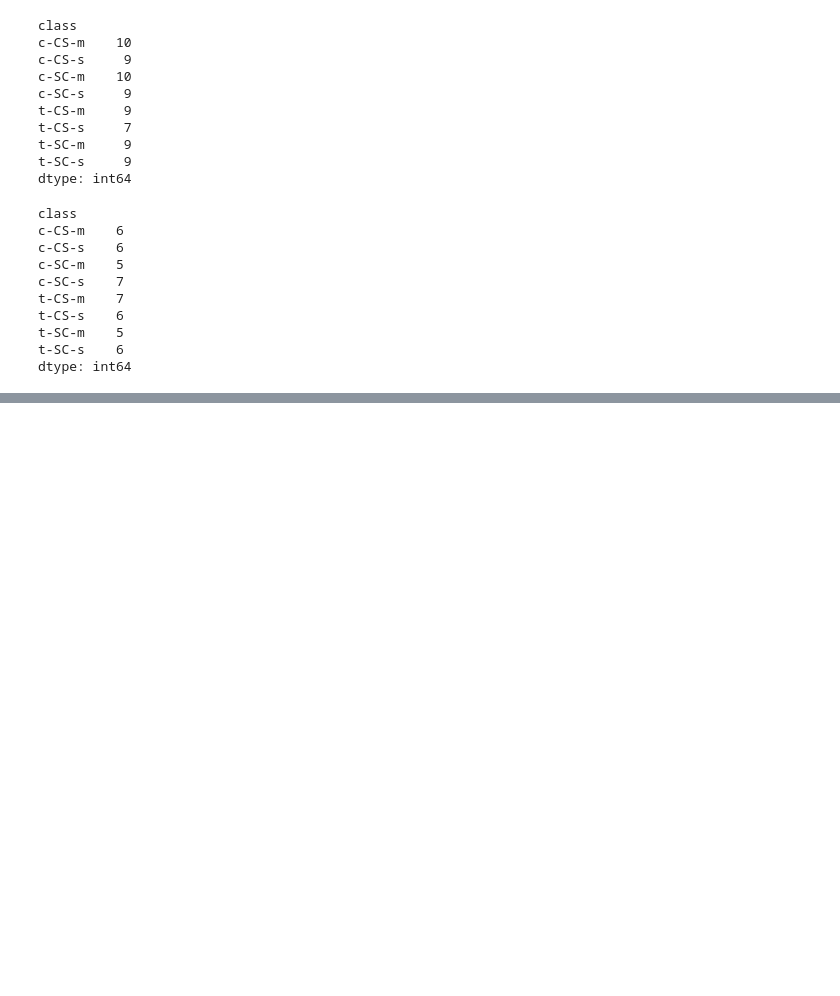
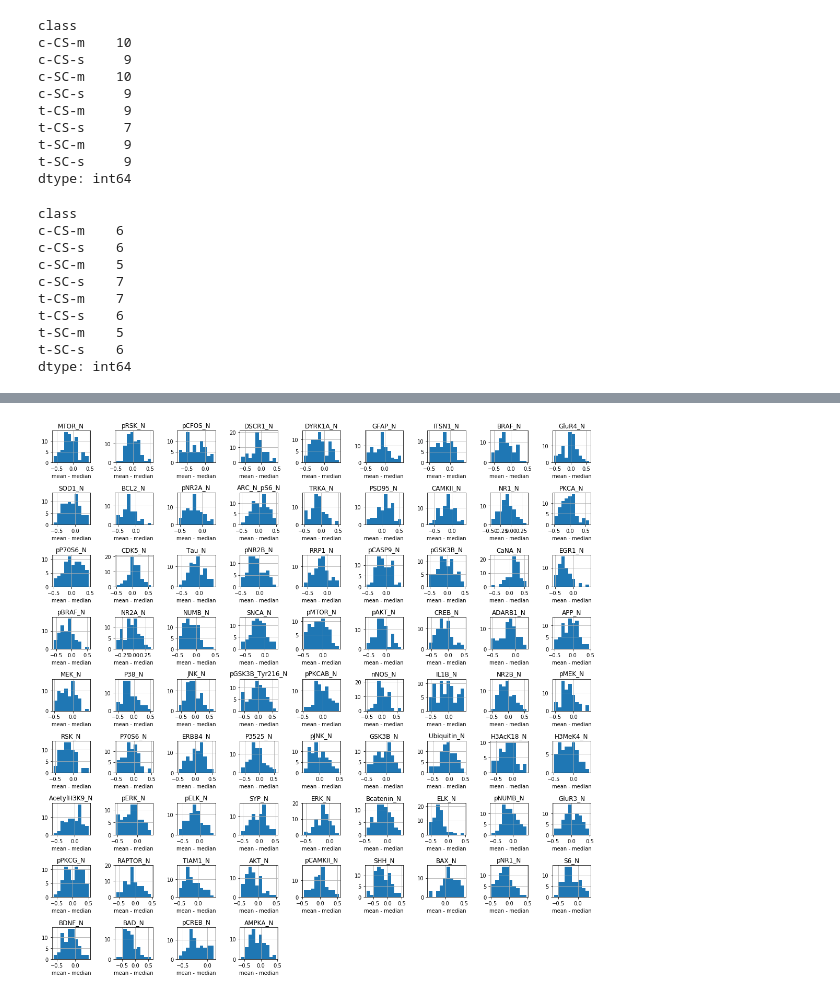
Before and after one commit to Adenordis/Springboard-Capstone-1, a Jupyter notebook: Capstone1_DataCleaning.ipynb, the cells around one changed output, grey strips where cells are left out. Saved outputs shown, nothing was run; the diff lists cells and outputs as text; code cells hidden in the pictures; blank space fills up the shorter version.

```diff
--- a/Capstone1_DataCleaning.ipynb
+++ b/Capstone1_DataCleaning.ipynb
@@ -252,0 +332,10 @@ dtype: int64
+# %%
+_ = plt.figure(figsize = [15,15])
+for i,protein in enumerate(protein_names):
+    _ = plt.subplot(9,9,i+1)
+    _ = data_normed.groupby(new_index).median()[protein].hist()
+    _ = plt.title(protein)
+    _ = plt.xlabel('mean - median')
+_ = plt.tight_layout()
+# %% [output]
+[figure, added]
```
Also changed, not shown: parts of 8 cells of this notebook, 2 other files.
